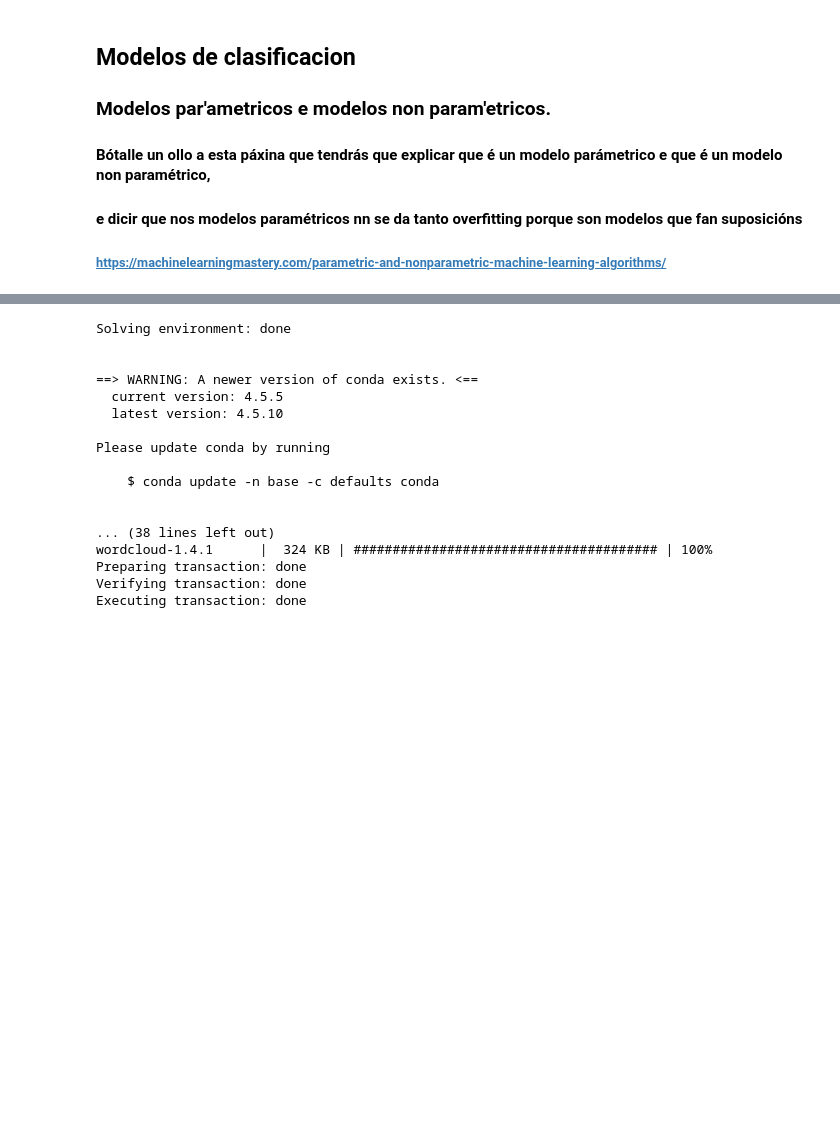
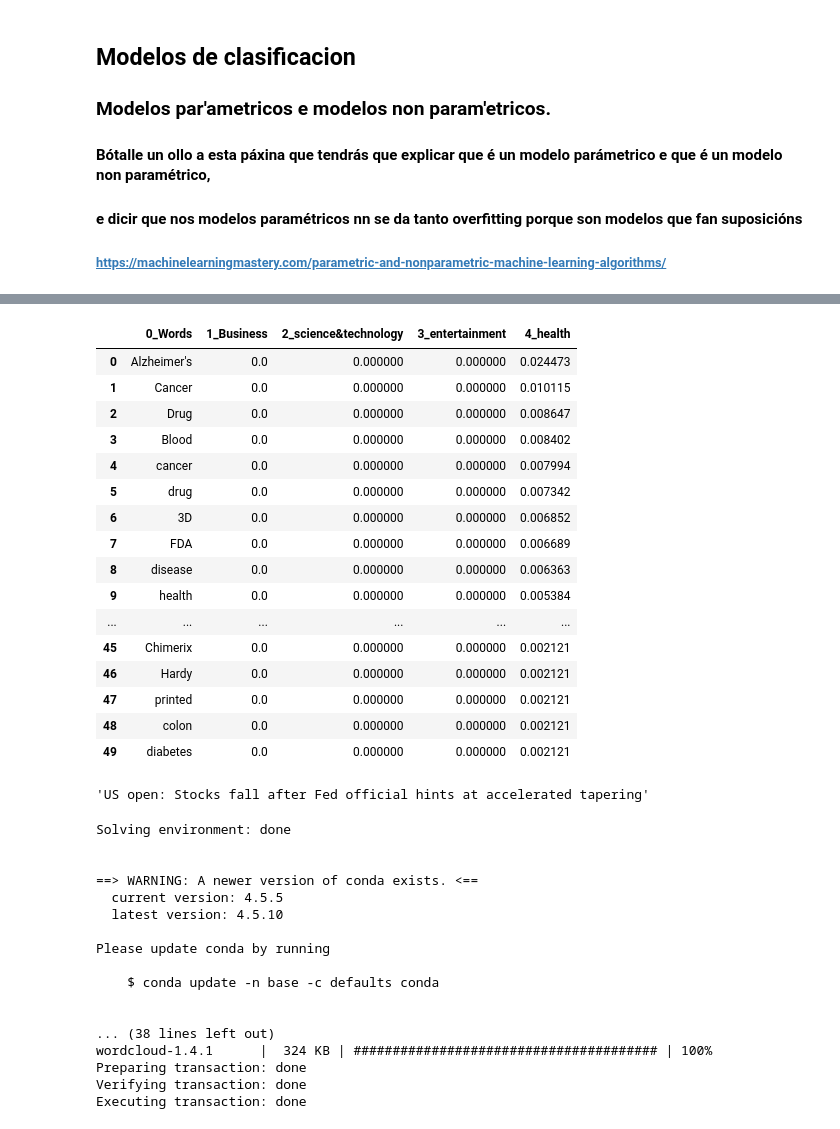
Before and after one commit to paquinho89/Daily-News-Classifier_TFM, a Jupyter notebook: Untitled.ipynb, the cells around one changed output, grey strips where cells are left out. Cells and saved outputs as stored; diff of their text form; code cells hidden in the pictures; blank space fills up the shorter version.

```diff
--- a/Untitled.ipynb
+++ b/Untitled.ipynb
@@ -504,3 +655,38 @@ types_news[encoder.inverse_transform(cod)[0]]
+# %%
+#Representamos os dats nun bonito data frame as 10 palabras máis relevantes d corpus de health
+
+
+y_words_h=[tfidf_health[y][0] for y in range(n)]
+y_health_business=[tfidf_health[y][1][0] for y in range(n) ]
+y_health_sciencetechnolgy=[tfidf_health[y][1][1] for y in range(n) ]
+y_health_entertainment=[tfidf_health[y][1][2] for y in range(n) ]
+y_health=[tfidf_health[y][1][3] for y in range(n) ]
+
+pd.DataFrame({'0_Words':y_words_h,'1_Business':y_health_business, '2_science&technology':y_health_sciencetechnolgy,
+             '3_entertainment':y_health_entertainment, '4_health':y_health})
+# %% [output]
+|  | 0_Words | 1_Business | 2_science&technology | 3_entertainment | 4_health |
+| 0 | Alzheimer's | 0.0 | 0.000000 | 0.000000 | 0.024473 |
+| 1 | Cancer | 0.0 | 0.000000 | 0.000000 | 0.010115 |
+| 2 | Drug | 0.0 | 0.000000 | 0.000000 | 0.008647 |
+| 3 | Blood | 0.0 | 0.000000 | 0.000000 | 0.008402 |
+| 4 | cancer | 0.0 | 0.000000 | 0.000000 | 0.007994 |
+| 5 | drug | 0.0 | 0.000000 | 0.000000 | 0.007342 |
+| 6 | 3D | 0.0 | 0.000000 | 0.000000 | 0.006852 |
+| 7 | FDA | 0.0 | 0.000000 | 0.000000 | 0.006689 |
+| 8 | disease | 0.0 | 0.000000 | 0.000000 | 0.006363 |
+| 9 | health | 0.0 | 0.000000 | 0.000000 | 0.005384 |
+| ... | ... | ... | ... | ... | ... |
+| 45 | Chimerix | 0.0 | 0.000000 | 0.000000 | 0.002121 |
+| 46 | Hardy | 0.0 | 0.000000 | 0.000000 | 0.002121 |
+| 47 | printed | 0.0 | 0.000000 | 0.000000 | 0.002121 |
+| 48 | colon | 0.0 | 0.000000 | 0.000000 | 0.002121 |
+| 49 | diabetes | 0.0 | 0.000000 | 0.000000 | 0.002121 |
+# %%
+#Esta é unha forma de ver todo o texto.
+file['TITLE'][2]
+# %% [output]
+'US open: Stocks fall after Fed official hints at accelerated tapering'
 # %%
 #Ver os corpus dos tweets e analizalos, e darlle mais peso as palabras para que che faga o gfáfico ben
 # %%
```
Also changed, not shown: parts of 31 cells of this notebook, 2 other files.
